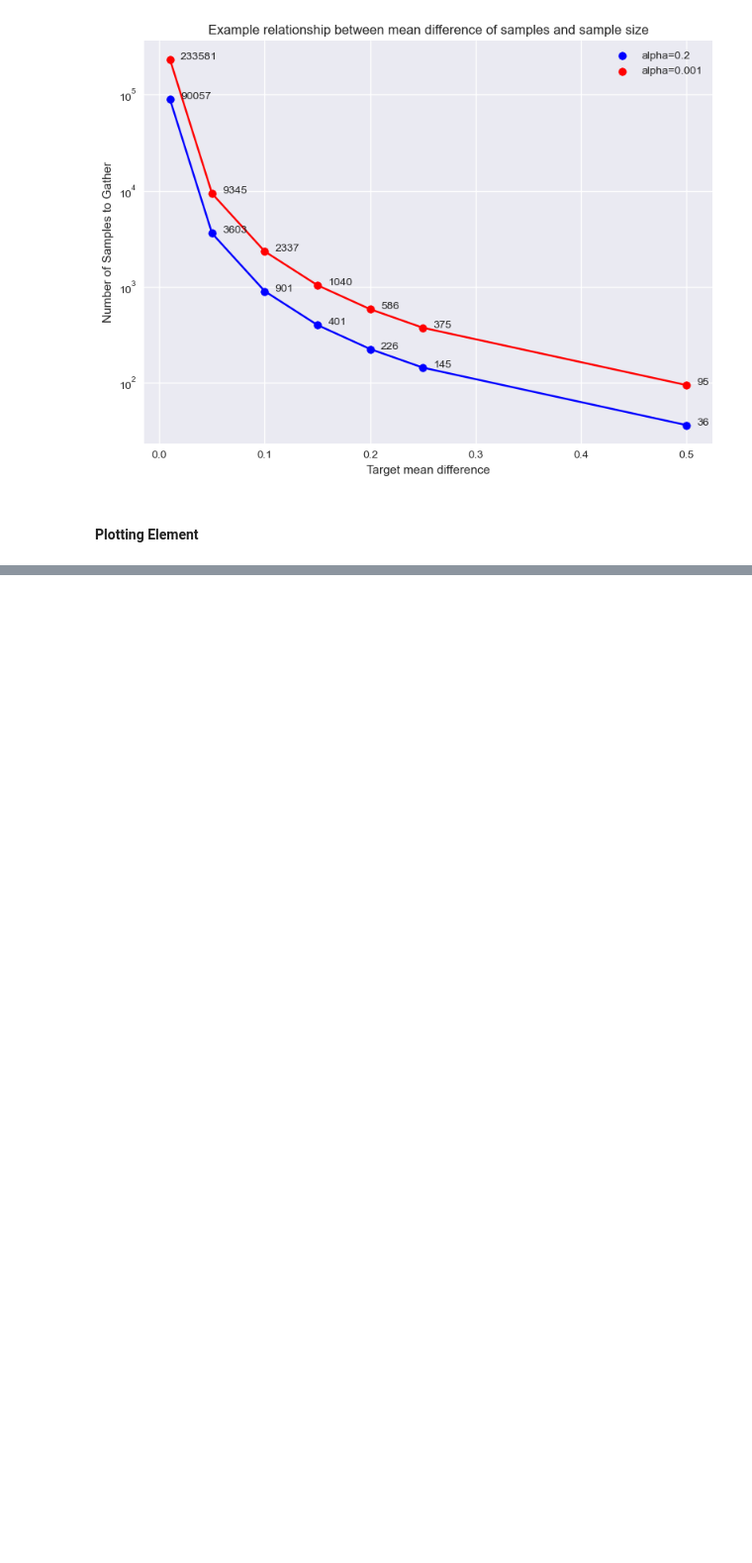
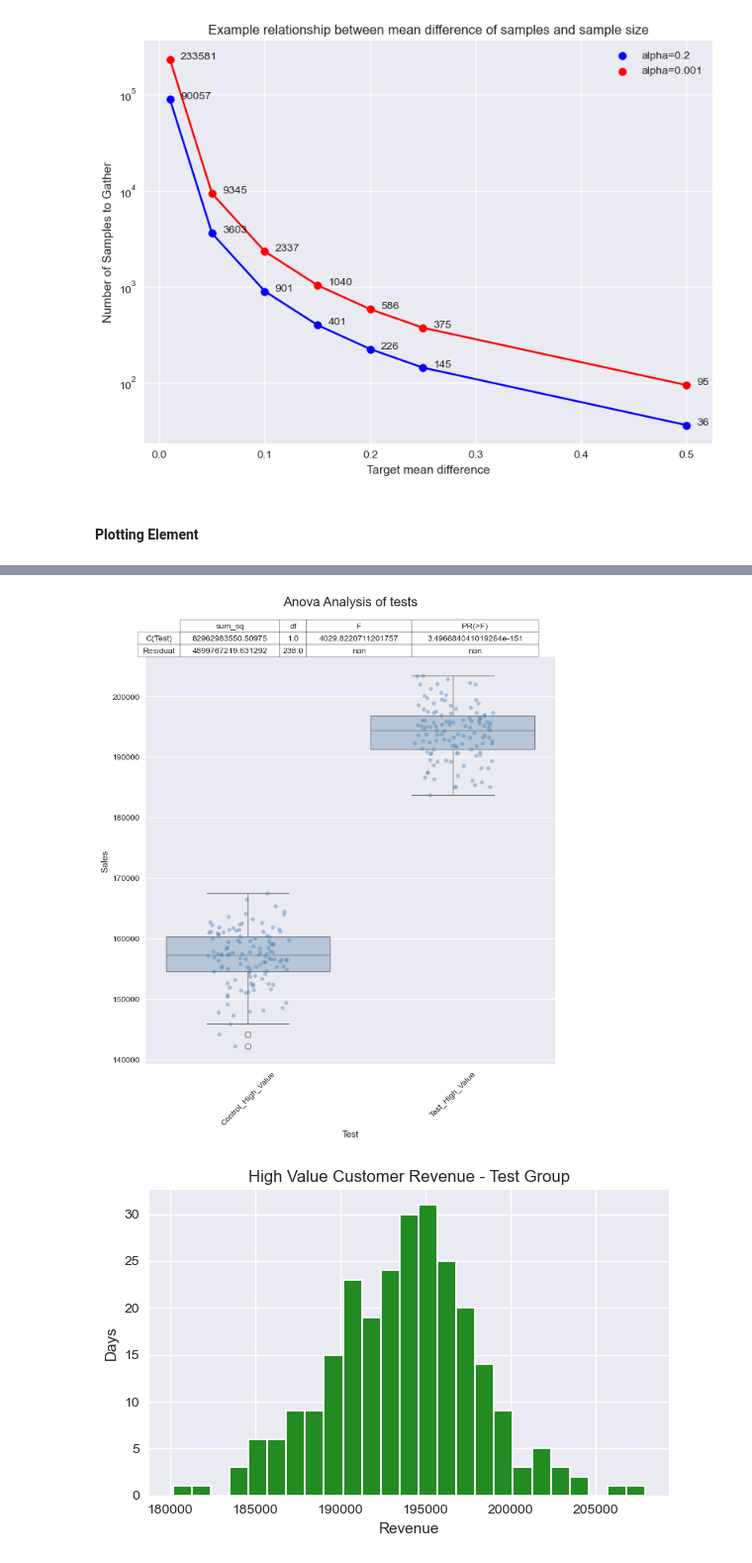
Before and after one commit to joakor89/ML_engineering_in_action, a Jupyter notebook: chap_11/MODMES.ipynb, the cells around one changed output, grey strips where cells are left out. Shown at 99% size. Saved outputs shown, nothing was run; the diff lists cells and outputs as text; code cells hidden in the pictures; blank space fills up the shorter version.

```diff
--- a/chap_11/MODMES.ipynb
+++ b/chap_11/MODMES.ipynb
@@ -599,0 +649,19 @@ with plt.style.context(style='seaborn-v0_8'):
+# %%
+stationary_series_anova = generate_data(config_stationary_anova)
+stationary_data_anova = generate_df(stationary_series_anova, date_ranges)
+
+plot_anova(generate_melted_df(stationary_series_anova, date_ranges, 120), 'stationary_120', (9,9))
+# %%
+with plt.style.context(style='seaborn-v0_8'):
+    fig = plt.figure(figsize=(6,4))
+    ax = fig.add_subplot(111)
+    ax.hist(stationary_data_anova['Test_High_Value'], linewidth=1.3, edgecolor='white', bins=25, color='forestgreen')
+    ax.set_xlabel('Revenue')
+    ax.set_ylabel('Days')
+    ax.set_title('High Value Customer Revenue - Test Group')
+    plt.tight_layout()
+    plt.savefig('stationary_hv_dist.svg', format='svg')
+    plt.show()
+# %% [output]
+[figure, added]
+[figure, added]
```
Also changed, not shown: parts of 19 cells of this notebook, 17 other files.
